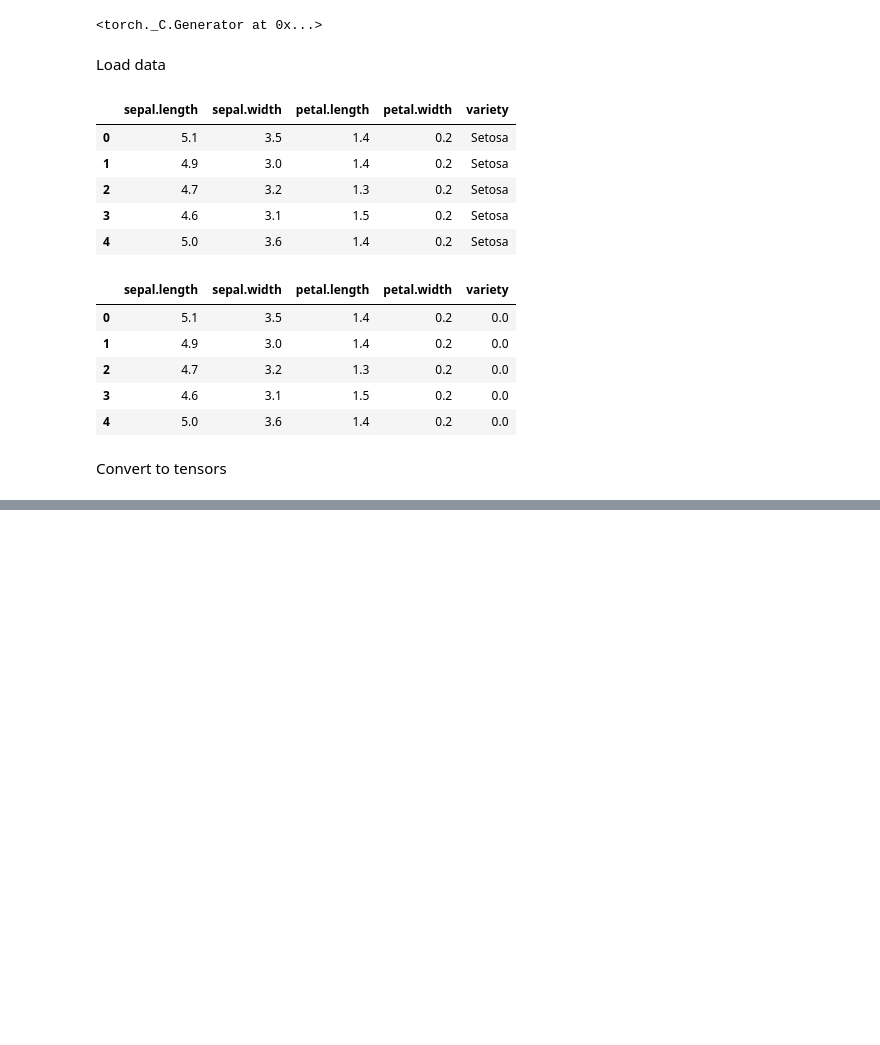
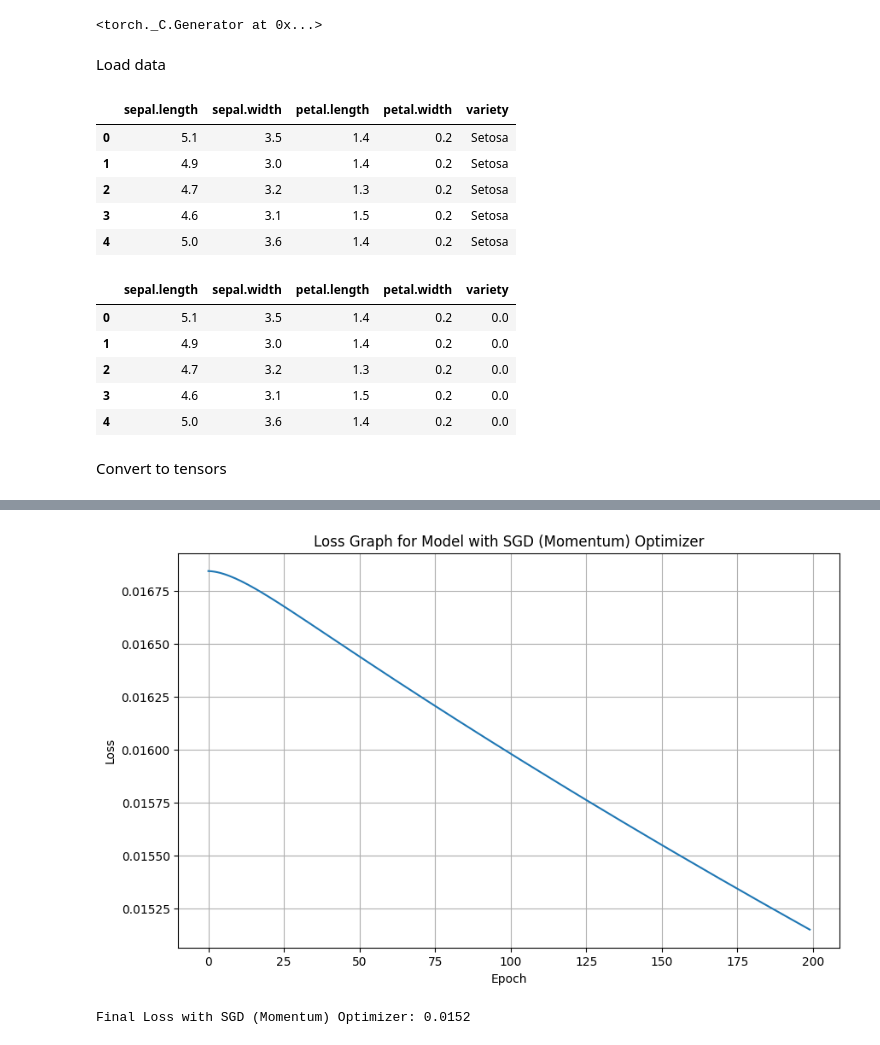
Before and after one commit to HelloPenguin1/Pytorch_learning, a Jupyter notebook: Pytorch_Tutorial1.ipynb, the cells around one changed output, grey strips where cells are left out. Saved outputs shown, nothing was run; the diff lists cells and outputs as text; code cells hidden in the pictures; blank space fills up the shorter version.

```diff
--- a/Pytorch_Tutorial1.ipynb
+++ b/Pytorch_Tutorial1.ipynb
@@ -178,0 +288,21 @@ Text(0.5, 0, 'Epoch')
+# %%
+optimizer_momentum = torch.optim.SGD(model.parameters(), lr=0.01, momentum=0.9)
+# %%
+epochs_momentum = 300
+losses_momentum = []
+
+for i in range(epochs_momentum):
+  # Forward pass
+  y_pred_momentum = model.forward(X_train)
+  loss_momentum = loss_type(y_pred_momentum, y_train)
+
+  losses_momentum.append(loss_momentum.detach().numpy())
+
+  # Print every 10 epochs
+  if i%10==0:
+    print(f"Epoch: {i} and Loss: {loss_momentum:.4f}")
+
+  # Backpropagation
+  optimizer_momentum.zero_grad()
+  loss_momentum.backward()
+  optimizer_momentum.step()
@@ -178,0 +327,17 @@ Text(0.5, 0, 'Epoch')
+# %%
+import matplotlib.pyplot as plt
+
+# Visualization for SGD with Momentum
+plt.figure(figsize=(10, 6))
+plt.plot(range(epochs_momentum), losses_momentum)
+plt.ylabel('Loss')
+plt.xlabel('Epoch')
+plt.title('Loss Graph for Model with SGD (Momentum) Optimizer')
+plt.grid(True)
+plt.show()
+
+final_loss_momentum = losses_momentum[-1]
+print(f"Final Loss with SGD (Momentum) Optimizer: {final_loss_momentum:.4f}")
+# %% [output]
+[figure, added]
+Final Loss with SGD (Momentum) Optimizer: 0.0152
```
Also changed, not shown: parts of 16 cells of this notebook.
